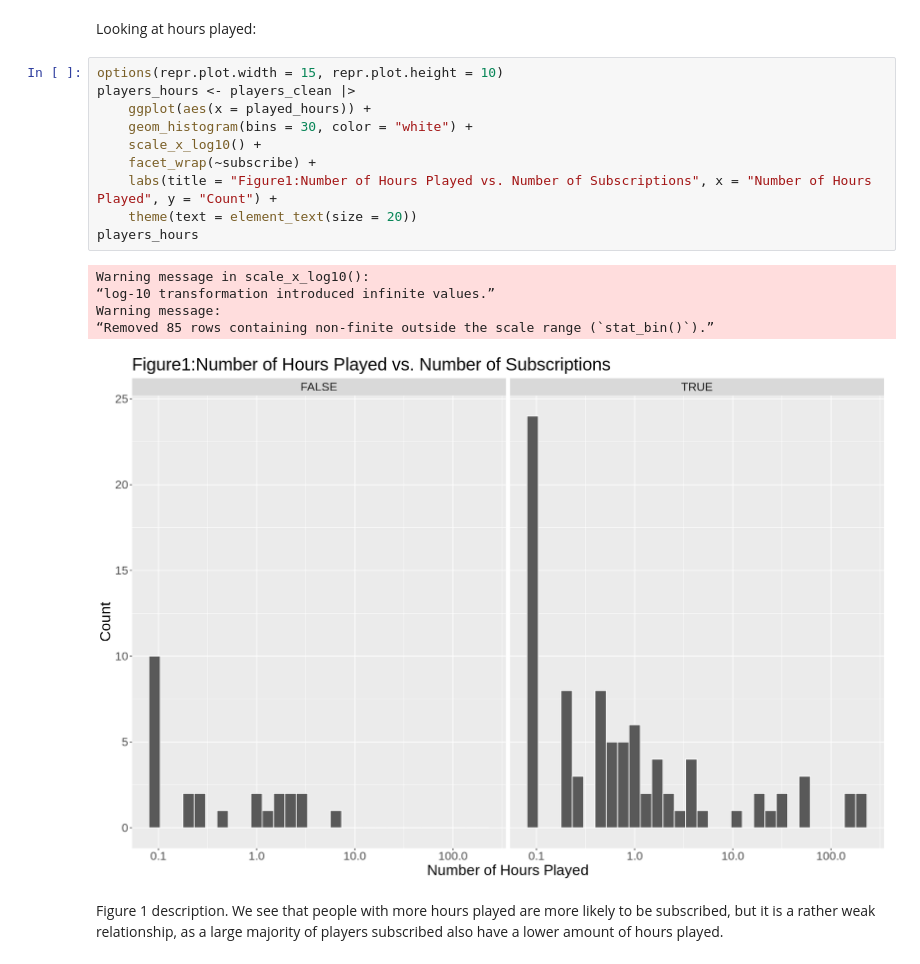
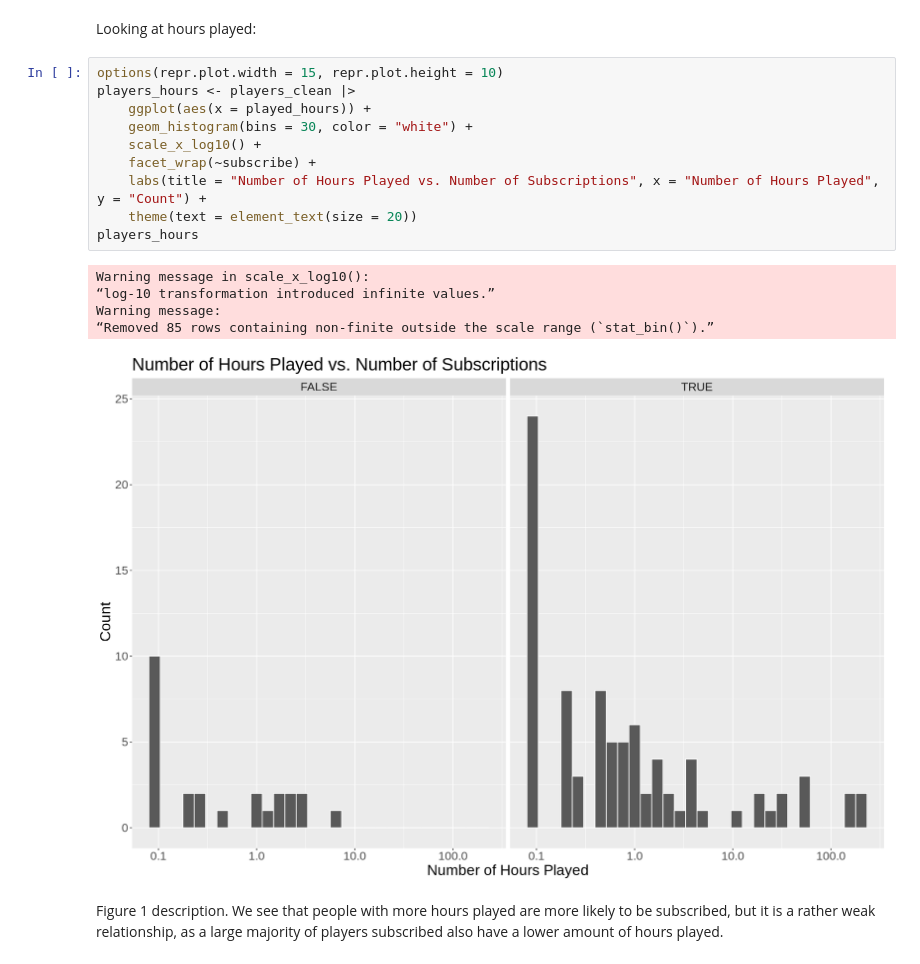
Before and after one commit to yunan-Deng/data_science_100_group33, a Jupyter notebook: Final Project Report.ipynb, the cells around one changed output. Drawn from its saved outputs; the diff is of its cells as text.

Commit message:
Final report
why cannot add figure

```diff
--- a/Final Project Report.ipynb
+++ b/Final Project Report.ipynb
@@ -107,19 +107,19 @@ Looking at hours played:
 # %%
 options(repr.plot.width = 15, repr.plot.height = 10)
 players_hours <- players_clean |>
     ggplot(aes(x = played_hours)) +
     geom_histogram(bins = 30, color = "white") +
     scale_x_log10() +
     facet_wrap(~subscribe) +
-    labs(title = "Figure1:Number of Hours Played vs. Number of Subscriptions", x = "Number of Hours Played", y = "Count") +
+    labs(title = "Number of Hours Played vs. Number of Subscriptions", x = "Number of Hours Played", y = "Count") +
     theme(text = element_text(size = 20))
 players_hours
 # %% [output]
 Warning message in scale_x_log10():
 “log-10 transformation introduced infinite values.”
 Warning message:
 “Removed 85 rows containing non-finite outside the scale range (`stat_bin()`).”
-[figure, old version]
+[figure, new version]
 # %% [markdown]
 Figure 1 description. We see that people with more hours played are more likely to be subscribed, but it is a rather weak relationship, as a large majority of players subscribed also have a lower amount of hours played.
 # %% [markdown]
```
Also changed, not shown: parts of 4 cells of this notebook.
